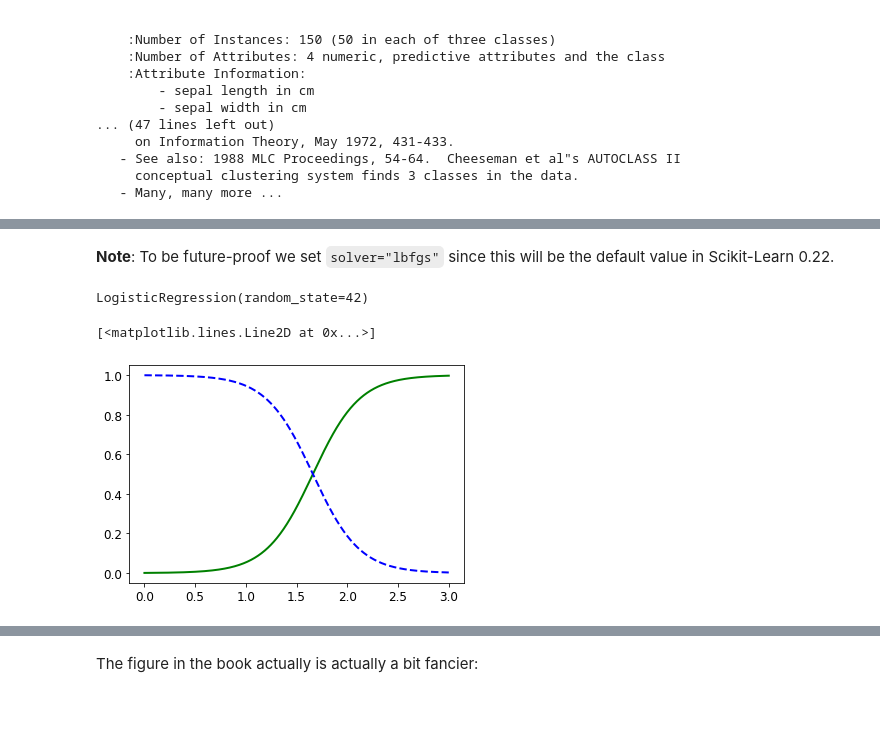
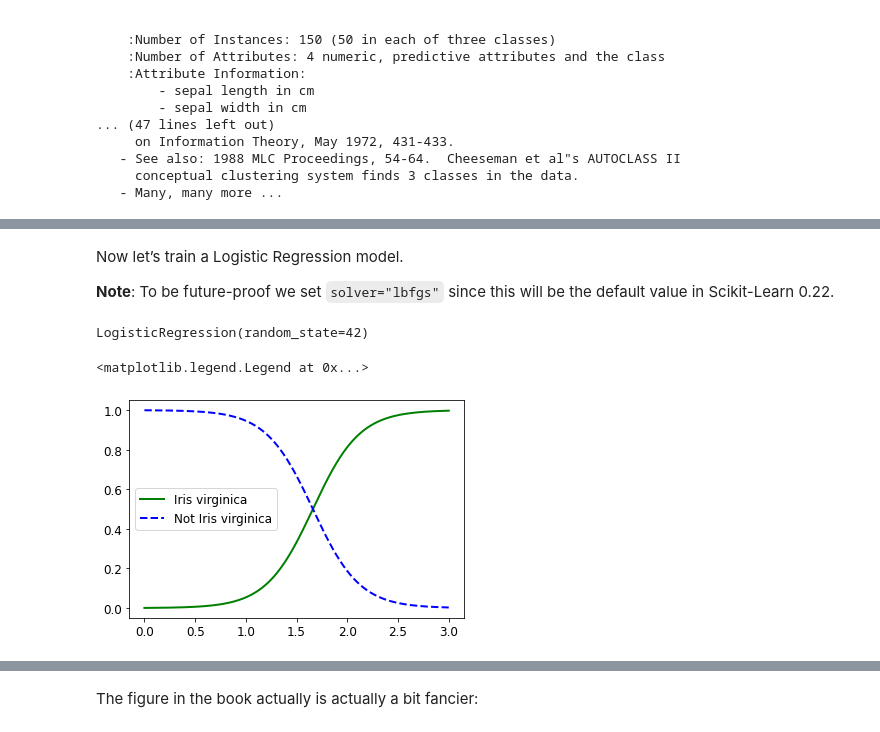
Before and after one commit to jdecorte/machinelearning, a Jupyter notebook: 040-training_models.ipynb, the cells around one changed output, grey strips where cells are left out. Cells and saved outputs as stored; diff of their text form; code cells hidden in the pictures.

```diff
--- a/040-training_models.ipynb
+++ b/040-training_models.ipynb
@@ -436,4 +471,6 @@ y = (iris["target"] == 2).astype(np.int)  # 1 if Iris virginica, else 0
 # %% [markdown]
+Now let’s train a Logistic Regression model.
+
 **Note**: To be future-proof we set `solver="lbfgs"` since this will be the default value in Scikit-Learn 0.22.
 # %%
 from sklearn.linear_model import LogisticRegression
@@ -444,9 +481,10 @@ LogisticRegression(random_state=42)
 # %%
 X_new = np.linspace(0, 3, 1000).reshape(-1, 1)
 y_proba = log_reg.predict_proba(X_new)
 
 plt.plot(X_new, y_proba[:, 1], "g-", linewidth=2, label="Iris virginica")
 plt.plot(X_new, y_proba[:, 0], "b--", linewidth=2, label="Not Iris virginica")
+plt.legend(loc="center left", fontsize=12)
 # %% [output]
-[<matplotlib.lines.Line2D at 0x...>]
+<matplotlib.legend.Legend at 0x...>
-[figure, old version]
+[figure, new version]
```
Also changed, not shown: parts of 14 cells of this notebook, 1 other file.
